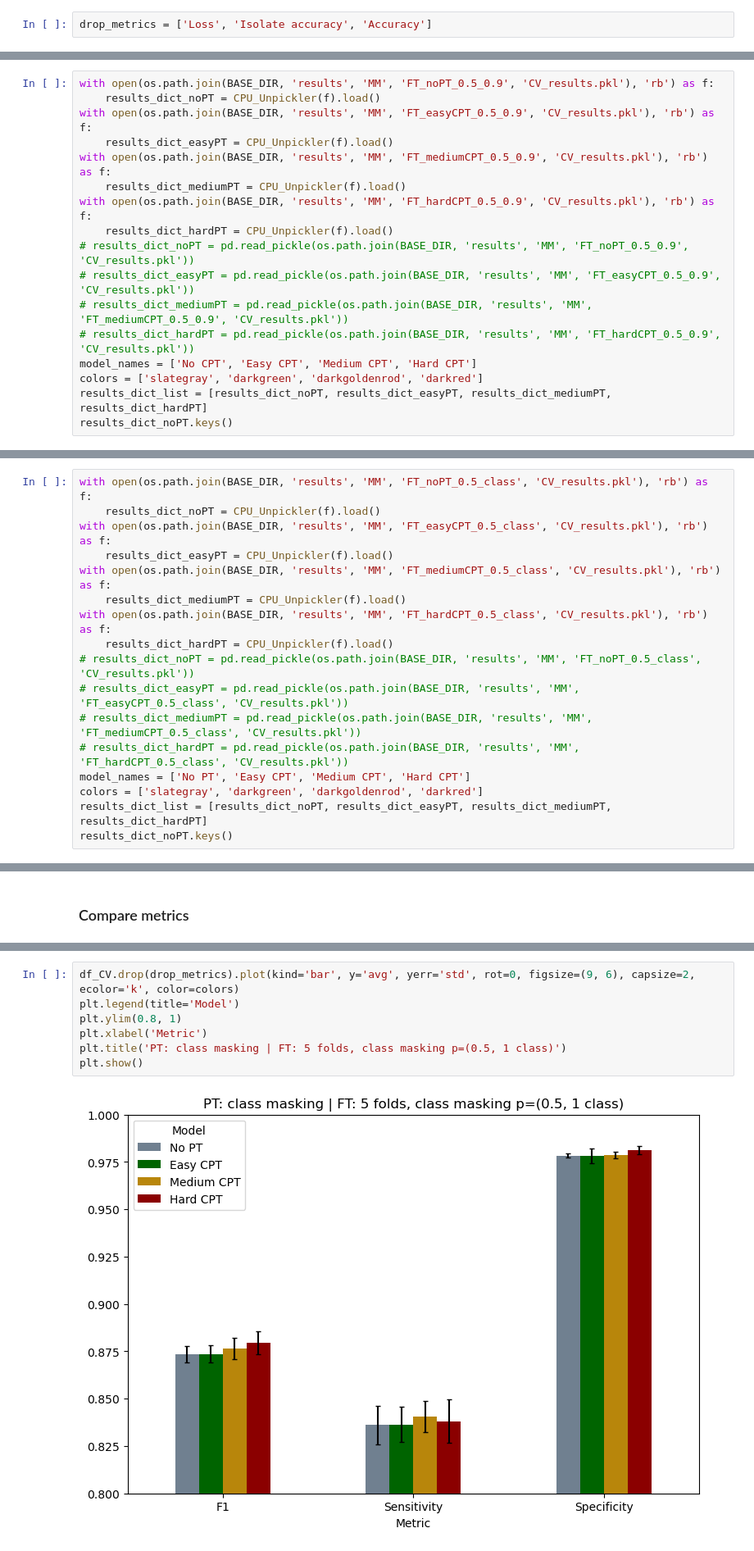
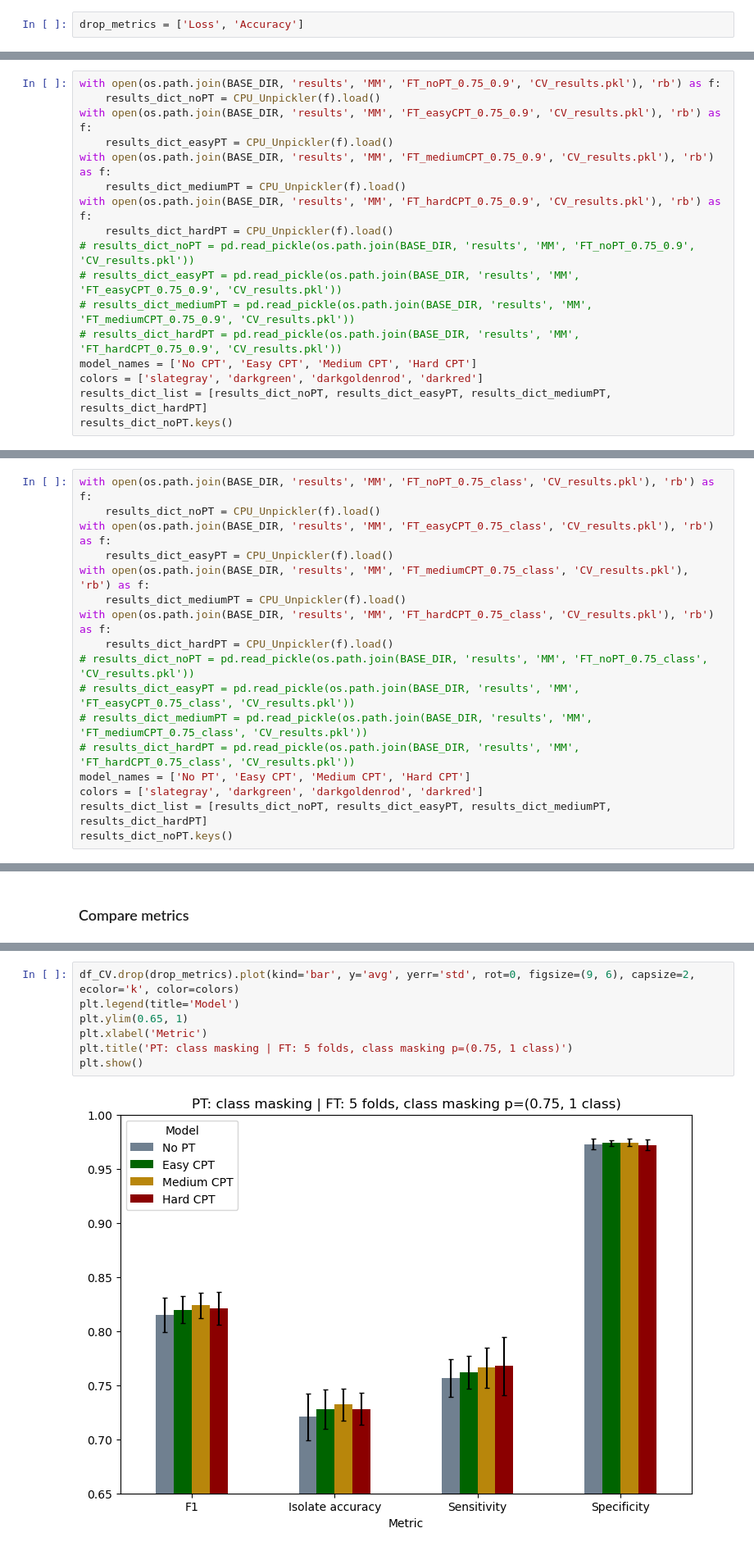
Before and after one commit to jespeols/ARFusion, a Jupyter notebook: CV_analysis.ipynb, the cells around one changed output, grey strips where cells are left out. Shown at 82% size. Saved outputs shown, nothing was run; the diff lists cells and outputs as text.

```diff
--- a/CV_analysis.ipynb
+++ b/CV_analysis.ipynb
@@ -274,7 +273,7 @@ dict_keys(['train_losses', 'losses', 'accs', 'iso_accs', 'sensitivities', 'speci
 # %% [markdown]
 ### Compare metrics
 # %%
-drop_metrics = ['Loss', 'Isolate accuracy', 'Accuracy']
+drop_metrics = ['Loss', 'Accuracy']
 # %%
 df_CV_list = [get_average_and_std_df(results_dict) for results_dict in results_dict_list]
 df_CV = pd.concat(df_CV_list, keys=model_names, names=['model']).reset_index(level=1, drop=True).set_index('metric', append=True).unstack(level=0)
@@ -413,18 +412,18 @@ df_CV_ab = df_CV_ab_tmp
 # %% [markdown]
 ### Compare metrics
 # %%
-with open(os.path.join(BASE_DIR, 'results', 'MM', 'FT_noPT_0.5_0.9', 'CV_results.pkl'), 'rb') as f:
+with open(os.path.join(BASE_DIR, 'results', 'MM', 'FT_noPT_0.75_0.9', 'CV_results.pkl'), 'rb') as f:
     results_dict_noPT = CPU_Unpickler(f).load()
-with open(os.path.join(BASE_DIR, 'results', 'MM', 'FT_easyCPT_0.5_0.9', 'CV_results.pkl'), 'rb') as f:
+with open(os.path.join(BASE_DIR, 'results', 'MM', 'FT_easyCPT_0.75_0.9', 'CV_results.pkl'), 'rb') as f:
     results_dict_easyPT = CPU_Unpickler(f).load()
-with open(os.path.join(BASE_DIR, 'results', 'MM', 'FT_mediumCPT_0.5_0.9', 'CV_results.pkl'), 'rb') as f:
+with open(os.path.join(BASE_DIR, 'results', 'MM', 'FT_mediumCPT_0.75_0.9', 'CV_results.pkl'), 'rb') as f:
     results_dict_mediumPT = CPU_Unpickler(f).load()
-with open(os.path.join(BASE_DIR, 'results', 'MM', 'FT_hardCPT_0.5_0.9', 'CV_results.pkl'), 'rb') as f:
+with open(os.path.join(BASE_DIR, 'results', 'MM', 'FT_hardCPT_0.75_0.9', 'CV_results.pkl'), 'rb') as f:
     results_dict_hardPT = CPU_Unpickler(f).load()
-# results_dict_noPT = pd.read_pickle(os.path.join(BASE_DIR, 'results', 'MM', 'FT_noPT_0.5_0.9', 'CV_results.pkl'))
-# results_dict_easyPT = pd.read_pickle(os.path.join(BASE_DIR, 'results', 'MM', 'FT_easyCPT_0.5_0.9', 'CV_results.pkl'))
-# results_dict_mediumPT = pd.read_pickle(os.path.join(BASE_DIR, 'results', 'MM', 'FT_mediumCPT_0.5_0.9', 'CV_results.pkl'))
-# results_dict_hardPT = pd.read_pickle(os.path.join(BASE_DIR, 'results', 'MM', 'FT_hardCPT_0.5_0.9', 'CV_results.pkl'))
+# results_dict_noPT = pd.read_pickle(os.path.join(BASE_DIR, 'results', 'MM', 'FT_noPT_0.75_0.9', 'CV_results.pkl'))
+# results_dict_easyPT = pd.read_pickle(os.path.join(BASE_DIR, 'results', 'MM', 'FT_easyCPT_0.75_0.9', 'CV_results.pkl'))
+# results_dict_mediumPT = pd.read_pickle(os.path.join(BASE_DIR, 'results', 'MM', 'FT_mediumCPT_0.75_0.9', 'CV_results.pkl'))
+# results_dict_hardPT = pd.read_pickle(os.path.join(BASE_DIR, 'results', 'MM', 'FT_hardCPT_0.75_0.9', 'CV_results.pkl'))
 model_names = ['No CPT', 'Easy CPT', 'Medium CPT', 'Hard CPT']
 colors = ['slategray', 'darkgreen', 'darkgoldenrod', 'darkred']
 results_dict_list = [results_dict_noPT, results_dict_easyPT, results_dict_mediumPT, results_dict_hardPT]
@@ -473,18 +472,18 @@ plot_metric_by_ab_with_distr(df_CV_ab, 'F1', show_distr_std=False)
 # %% [markdown]
 ## PT: Class masking | FT: Class masking
 # %%
-with open(os.path.join(BASE_DIR, 'results', 'MM', 'FT_noPT_0.5_class', 'CV_results.pkl'), 'rb') as f:
+with open(os.path.join(BASE_DIR, 'results', 'MM', 'FT_noPT_0.75_class', 'CV_results.pkl'), 'rb') as f:
     results_dict_noPT = CPU_Unpickler(f).load()
-with open(os.path.join(BASE_DIR, 'results', 'MM', 'FT_easyCPT_0.5_class', 'CV_results.pkl'), 'rb') as f:
+with open(os.path.join(BASE_DIR, 'results', 'MM', 'FT_easyCPT_0.75_class', 'CV_results.pkl'), 'rb') as f:
     results_dict_easyPT = CPU_Unpickler(f).load()
-with open(os.path.join(BASE_DIR, 'results', 'MM', 'FT_mediumCPT_0.5_class', 'CV_results.pkl'), 'rb') as f:
+with open(os.path.join(BASE_DIR, 'results', 'MM', 'FT_mediumCPT_0.75_class', 'CV_results.pkl'), 'rb') as f:
     results_dict_mediumPT = CPU_Unpickler(f).load()
-with open(os.path.join(BASE_DIR, 'results', 'MM', 'FT_hardCPT_0.5_class', 'CV_results.pkl'), 'rb') as f:
+with open(os.path.join(BASE_DIR, 'results', 'MM', 'FT_hardCPT_0.75_class', 'CV_results.pkl'), 'rb') as f:
     results_dict_hardPT = CPU_Unpickler(f).load()
-# results_dict_noPT = pd.read_pickle(os.path.join(BASE_DIR, 'results', 'MM', 'FT_noPT_0.5_class', 'CV_results.pkl'))
-# results_dict_easyPT = pd.read_pickle(os.path.join(BASE_DIR, 'results', 'MM', 'FT_easyCPT_0.5_class', 'CV_results.pkl'))
-# results_dict_mediumPT = pd.read_pickle(os.path.join(BASE_DIR, 'results', 'MM', 'FT_mediumCPT_0.5_class', 'CV_results.pkl'))
-# results_dict_hardPT = pd.read_pickle(os.path.join(BASE_DIR, 'results', 'MM', 'FT_hardCPT_0.5_class', 'CV_results.pkl'))
+# results_dict_noPT = pd.read_pickle(os.path.join(BASE_DIR, 'results', 'MM', 'FT_noPT_0.75_class', 'CV_results.pkl'))
+# results_dict_easyPT = pd.read_pickle(os.path.join(BASE_DIR, 'results', 'MM', 'FT_easyCPT_0.75_class', 'CV_results.pkl'))
+# results_dict_mediumPT = pd.read_pickle(os.path.join(BASE_DIR, 'results', 'MM', 'FT_mediumCPT_0.75_class', 'CV_results.pkl'))
+# results_dict_hardPT = pd.read_pickle(os.path.join(BASE_DIR, 'results', 'MM', 'FT_hardCPT_0.75_class', 'CV_results.pkl'))
 model_names = ['No PT', 'Easy CPT', 'Medium CPT', 'Hard CPT']
 colors = ['slategray', 'darkgreen', 'darkgoldenrod', 'darkred']
 results_dict_list = [results_dict_noPT, results_dict_easyPT, results_dict_mediumPT, results_dict_hardPT]
@@ -511,12 +510,12 @@ df_CV
 # %%
 df_CV.drop(drop_metrics).plot(kind='bar', y='avg', yerr='std', rot=0, figsize=(9, 6), capsize=2, ecolor='k', color=colors)
 plt.legend(title='Model')
-plt.ylim(0.8, 1)
+plt.ylim(0.65, 1)
 plt.xlabel('Metric')
-plt.title('PT: class masking | FT: 5 folds, class masking p=(0.5, 1 class)')
+plt.title('PT: class masking | FT: 5 folds, class masking p=(0.75, 1 class)')
 plt.show()
 # %% [output]
-[figure, old version]
+[figure, new version]
 # %% [markdown]
 ### Antibiotic level
 # %%
```
Also changed, not shown: parts of 134 cells of this notebook, 2 other files.
